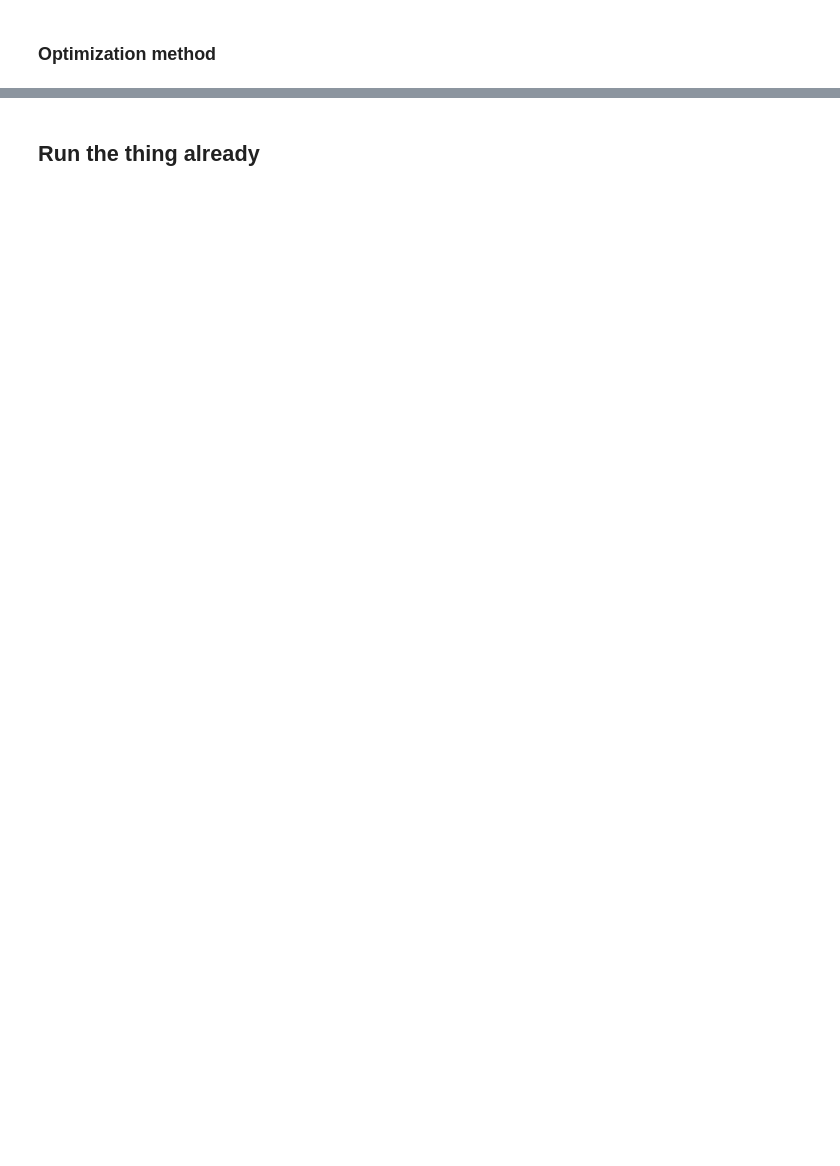
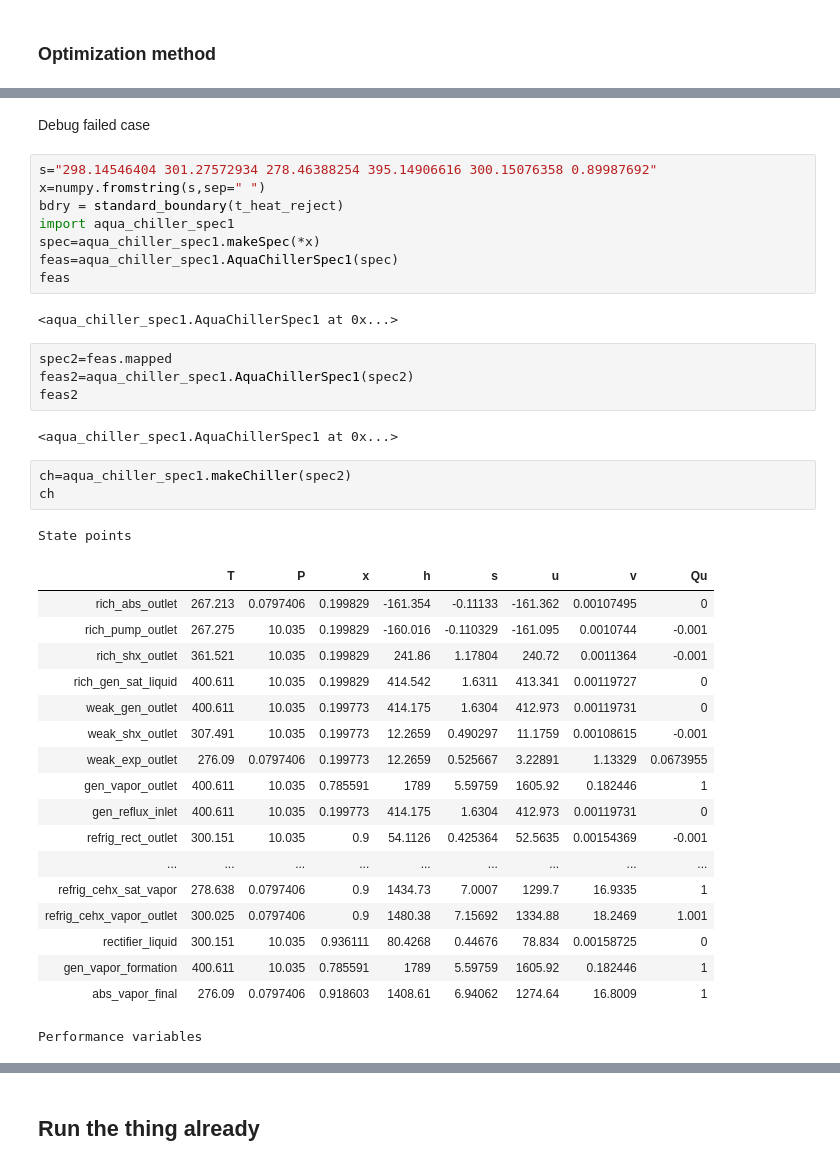
Before and after one commit to nfette/openACHP, a Jupyter notebook: src/System feasibility ammonia-aqua.ipynb, the cells around one changed output, grey strips where cells are left out. Saved outputs shown, nothing was run; the diff lists cells and outputs as text; blank space fills up the shorter version.

```diff
--- a/src/System feasibility ammonia-aqua.ipynb
+++ b/src/System feasibility ammonia-aqua.ipynb
@@ -203,0 +336,41 @@ def opt_step_2(t_heat_reject, q_frac):
+# %% [markdown]
+Debug failed case
+# %%
+s="298.14546404 301.27572934 278.46388254 395.14906616 300.15076358 0.89987692"
+x=numpy.fromstring(s,sep=" ")
+bdry = standard_boundary(t_heat_reject)
+import aqua_chiller_spec1
+spec=aqua_chiller_spec1.makeSpec(*x)
+feas=aqua_chiller_spec1.AquaChillerSpec1(spec)
+feas
+# %% [output]
+<aqua_chiller_spec1.AquaChillerSpec1 at 0x...>
+# %%
+spec2=feas.mapped
+feas2=aqua_chiller_spec1.AquaChillerSpec1(spec2)
+feas2
+# %% [output]
+<aqua_chiller_spec1.AquaChillerSpec1 at 0x...>
+# %%
+ch=aqua_chiller_spec1.makeChiller(spec2)
+ch
+# %% [output]
+State points
+|  | T | P | x | h | s | u | v | Qu |
+| rich_abs_outlet | 267.213 | 0.0797406 | 0.199829 | -161.354 | -0.11133 | -161.362 | 0.00107495 | 0 |
+| rich_pump_outlet | 267.275 | 10.035 | 0.199829 | -160.016 | -0.110329 | -161.095 | 0.0010744 | -0.001 |
+| rich_shx_outlet | 361.521 | 10.035 | 0.199829 | 241.86 | 1.17804 | 240.72 | 0.0011364 | -0.001 |
+| rich_gen_sat_liquid | 400.611 | 10.035 | 0.199829 | 414.542 | 1.6311 | 413.341 | 0.00119727 | 0 |
+| weak_gen_outlet | 400.611 | 10.035 | 0.199773 | 414.175 | 1.6304 | 412.973 | 0.00119731 | 0 |
+| weak_shx_outlet | 307.491 | 10.035 | 0.199773 | 12.2659 | 0.490297 | 11.1759 | 0.00108615 | -0.001 |
+| weak_exp_outlet | 276.09 | 0.0797406 | 0.199773 | 12.2659 | 0.525667 | 3.22891 | 1.13329 | 0.0673955 |
+| gen_vapor_outlet | 400.611 | 10.035 | 0.785591 | 1789 | 5.59759 | 1605.92 | 0.182446 | 1 |
+| gen_reflux_inlet | 400.611 | 10.035 | 0.199773 | 414.175 | 1.6304 | 412.973 | 0.00119731 | 0 |
+| refrig_rect_outlet | 300.151 | 10.035 | 0.9 | 54.1126 | 0.425364 | 52.5635 | 0.00154369 | -0.001 |
+| ... | ... | ... | ... | ... | ... | ... | ... | ... |
+| refrig_cehx_sat_vapor | 278.638 | 0.0797406 | 0.9 | 1434.73 | 7.0007 | 1299.7 | 16.9335 | 1 |
+| refrig_cehx_vapor_outlet | 300.025 | 0.0797406 | 0.9 | 1480.38 | 7.15692 | 1334.88 | 18.2469 | 1.001 |
+| rectifier_liquid | 300.151 | 10.035 | 0.936111 | 80.4268 | 0.44676 | 78.834 | 0.00158725 | 0 |
+| gen_vapor_formation | 400.611 | 10.035 | 0.785591 | 1789 | 5.59759 | 1605.92 | 0.182446 | 1 |
+| abs_vapor_final | 276.09 | 0.0797406 | 0.918603 | 1408.61 | 6.94062 | 1274.64 | 16.8009 | 1 |
+Performance variables
```
Also changed, not shown: parts of 17 cells of this notebook, 3 other files.
